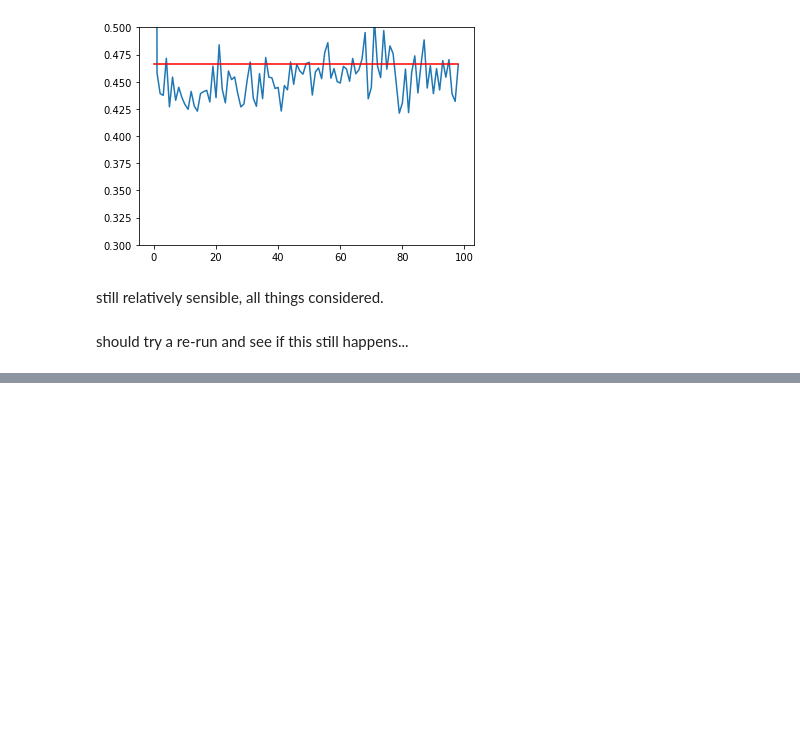
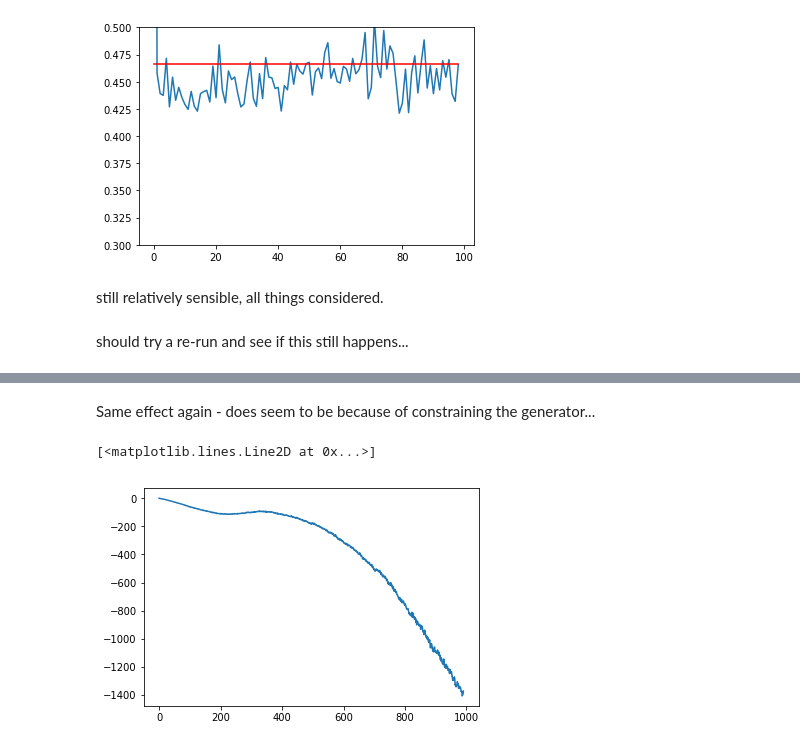
Before and after one commit to henrycharlesworth/PlanGAN, a Jupyter notebook: fetch_proof_of_principle/eval_results_nearbystates.ipynb, the cells around one changed output, grey strips where cells are left out. Cells and saved outputs as stored; diff of their text form; code cells hidden in the pictures; blank space fills up the shorter version.

```diff
--- a/fetch_proof_of_principle/eval_results_nearbystates.ipynb
+++ b/fetch_proof_of_principle/eval_results_nearbystates.ipynb
@@ -831,0 +849,7 @@ should try a re-run and see if this still happens...
+# %% [markdown]
+Same effect again - does seem to be because of constraining the generator...
+# %%
+plt.plot(losses_7["G"][::200])
+# %% [output]
+[<matplotlib.lines.Line2D at 0x...>]
+[figure, added]
```
Also changed, not shown: parts of 67 cells of this notebook.
